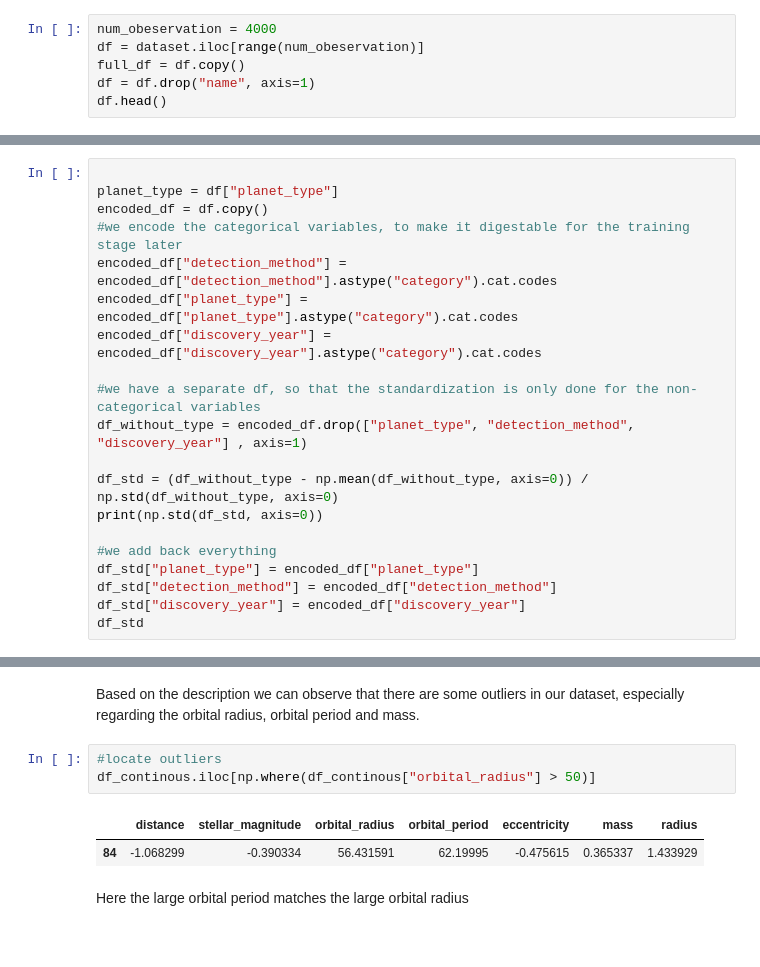
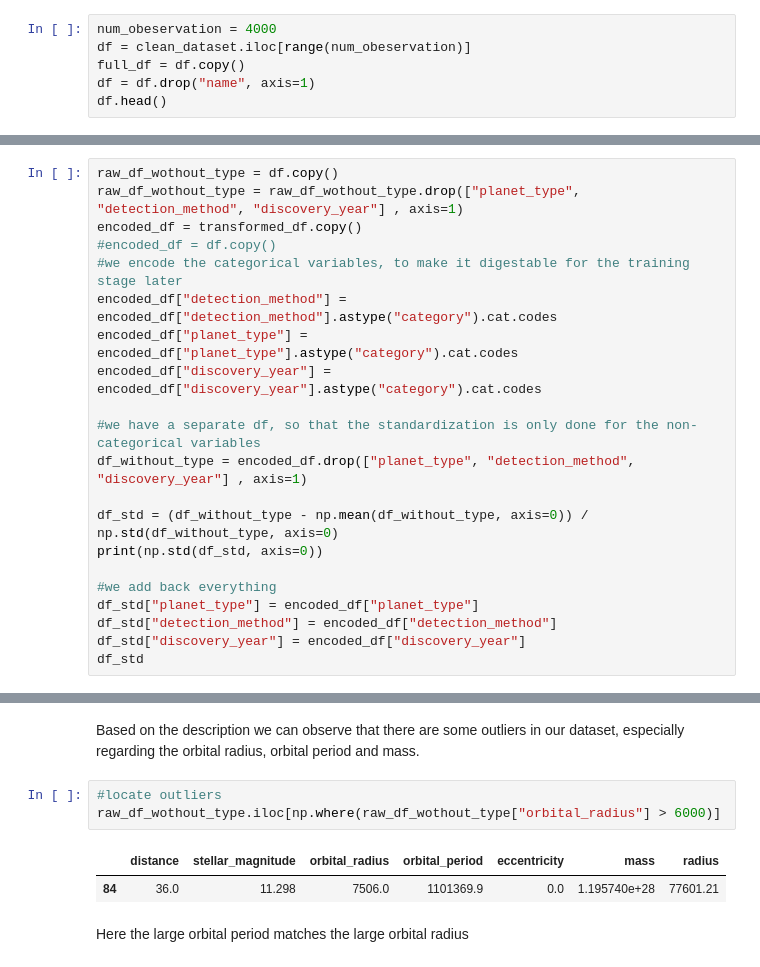
Before and after one commit to lelegod/ml_project, a Jupyter notebook: project1.ipynb, the cells around one changed output, grey strips where cells are left out. Saved outputs shown, nothing was run; the diff lists cells and outputs as text.

```diff
--- a/project1.ipynb
+++ b/project1.ipynb
@@ -34,6 +26,6 @@ clean_dataset
 # %%
 num_obeservation = 4000
-df = dataset.iloc[range(num_obeservation)]
+df = clean_dataset.iloc[range(num_obeservation)]
 full_df = df.copy()
 df = df.drop("name", axis=1)
 df.head()
@@ -89,9 +84,10 @@ plt.plot(df["radius"])
 # %% [markdown]
 Note for us to the future: When we do training, make sure to first separate the training and test set, and do the standardization separately, so no info "leaks" from the test set into our training set.
 # %%
-
-planet_type = df["planet_type"]
-encoded_df = df.copy()
+raw_df_wothout_type = df.copy()
+raw_df_wothout_type = raw_df_wothout_type.drop(["planet_type", "detection_method", "discovery_year"] , axis=1)
+encoded_df = transformed_df.copy()
+#encoded_df = df.copy()
 #we encode the categorical variables, to make it digestable for the training stage later
 encoded_df["detection_method"] = encoded_df["detection_method"].astype("category").cat.codes
 encoded_df["planet_type"] = encoded_df["planet_type"].astype("category").cat.codes
@@ -236,10 +273,10 @@ df_continous.describe()
 Based on the description we can observe that there are some outliers in our dataset, especially regarding the orbital radius, orbital period and mass.
 # %%
 #locate outliers
-df_continous.iloc[np.where(df_continous["orbital_radius"] > 50)]
+raw_df_wothout_type.iloc[np.where(raw_df_wothout_type["orbital_radius"] > 6000)]
 # %% [output]
 |  | distance | stellar_magnitude | orbital_radius | orbital_period | eccentricity | mass | radius |
-| 84 | -1.068299 | -0.390334 | 56.431591 | 62.19995 | -0.475615 | 0.365337 | 1.433929 |
+| 84 | 36.0 | 11.298 | 7506.0 | 1101369.9 | 0.0 | 1.195740e+28 | 77601.21 |
 # %% [markdown]
 Here the large orbital period matches the large orbital radius
 # %%
```
Also changed, not shown: parts of 31 cells of this notebook, 2 other files.
